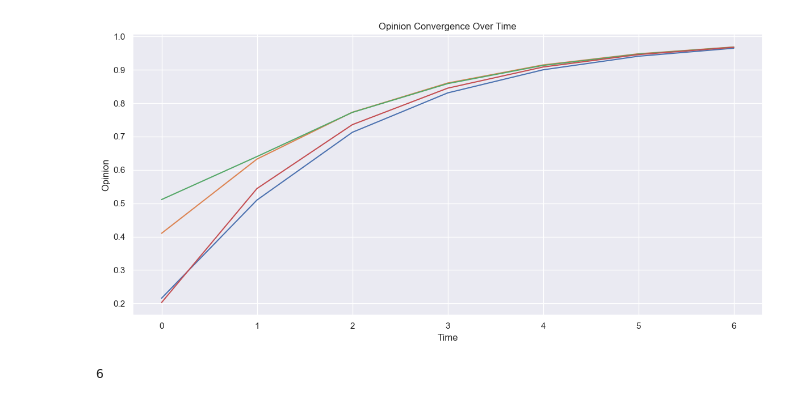
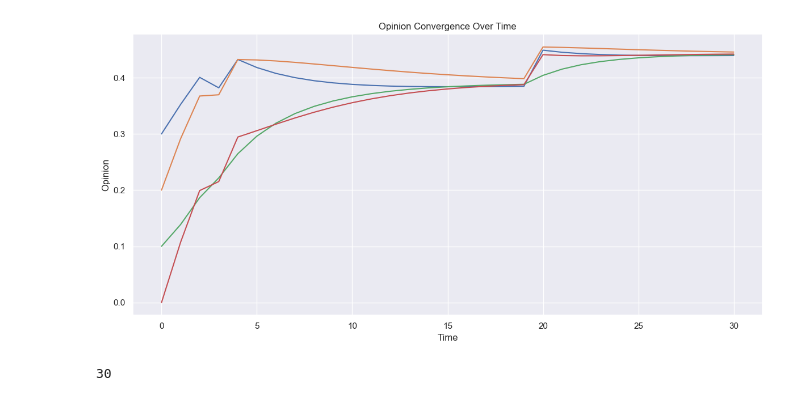
Before and after one commit to mariusdgm/phd-rl-algos, a Jupyter notebook: dqn/opinion_dynamics/experiments/agent_eval.ipynb, the cells around one changed output. Cells and saved outputs as stored; diff of their text form; code cells hidden in the pictures.

Commit message:
training not going well now...

```diff
--- a/dqn/opinion_dynamics/experiments/agent_eval.ipynb
+++ b/dqn/opinion_dynamics/experiments/agent_eval.ipynb
@@ -22,7 +22,7 @@ from dqn.opinion_dynamics.utils.experiment import build_environment
 from dynamic_programming.opinion_dynamics.common.viz import plot_opinions_over_time, visualize_policy_from_env
 
 
-def instantiate_agent(exp_subdir_path: str, train_env, validation_env) -> AgentDQN:
+def instantiate_agent(exp_subdir_path: str) -> AgentDQN:
     """
     Instantiate an AgentDQN using the configuration stored in a YAML file
     in the provided experiment subdirectory. The agent is created with the
@@ -30,8 +30,7 @@ def instantiate_agent(exp_subdir_path: str, train_env, validation_env) -> AgentD
 
     Args:
         exp_subdir_path (str): Path to the experiment subdirectory containing the config YAML and checkpoint files.
-        train_env (gym.Env): The training environment instance.
-        validation_env (gym.Env): The validation environment instance.
+
 
     Returns:
         AgentDQN: An instance of AgentDQN initialized using the experiment configuration and saved state.
@@ -47,8 +46,6 @@ def instantiate_agent(exp_subdir_path: str, train_env, validation_env) -> AgentD
     # Instantiate the agent.
     # The resume_training_path is set to the experiment folder so that the agent loads saved weights/stats.
     agent = AgentDQN(
-        train_env=train_env,
-        validation_env=validation_env,
         resume_training_path=exp_subdir_path,
         experiment_name=config["experiment"],
         config=config,
@@ -58,7 +55,7 @@ def instantiate_agent(exp_subdir_path: str, train_env, validation_env) -> AgentD
 
     return agent
 
-def run_policy_agent(env, agent, max_steps=1000):
+def run_policy_agent(agent, max_steps=1000):
     """
     Run the simulation using the agent’s policy (exploitation only).
 
@@ -77,6 +74,7 @@ def run_policy_agent(env, agent, max_steps=1000):
     rewards_over_time = []
     actions_over_time = []  # New: record the actions used.
     opinions_over_time = []
+    env = agent.validation_env
 
     current_time = 0.0
     # Reset environment
@@ -111,19 +109,16 @@ def run_policy_agent(env, agent, max_steps=1000):
             np.array(rewards_over_time),
             np.array(actions_over_time))
 # %%
-train_env = build_environment()
-validation_env = build_environment()
-
 # best performing
 # exp_subdir = r"D:\Work\repos\RL\phd-rl-algos\dqn\opinion_dynamics\experiments\results\2025Apr22-104437_configs\0003_agent_params.args_.action_w_noise_amplitude_0.6\0"
 
 # last run
-exp_subdir = r"D:\Work\repos\RL\phd-rl-algos\dqn\opinion_dynamics\experiments\results\2025Apr22-220944_configs\0002_agent_params.args_.action_w_noise_amplitude_0.3\1"
+exp_subdir = r"D:\Work\repos\RL\phd-rl-algos\dqn\opinion_dynamics\experiments\results\2025Apr27-221039_configs\0000_agent_params.args_.action_w_noise_amplitude_0\0"
 
-agent = instantiate_agent(exp_subdir, train_env, validation_env)
+agent = instantiate_agent(exp_subdir)
 
-num_steps = 20
-states, times, rewards, actions = run_policy_agent(validation_env, agent)
+max_steps = 30
+states, times, rewards, actions = run_policy_agent(agent, max_steps=max_steps)
 
 plot_opinions_over_time(states)
 # %% [output]
@@ -134,8 +128,8 @@ Simulation ended at step 5: done=True, truncated=False
-[figure, old version]
+[figure, new version]
 # %%
 len(actions)
 # %% [output]
-6
+30
 # %%
 actions
 # %% [output]
```
Also changed, not shown: parts of 4 cells of this notebook, 10 other files.
